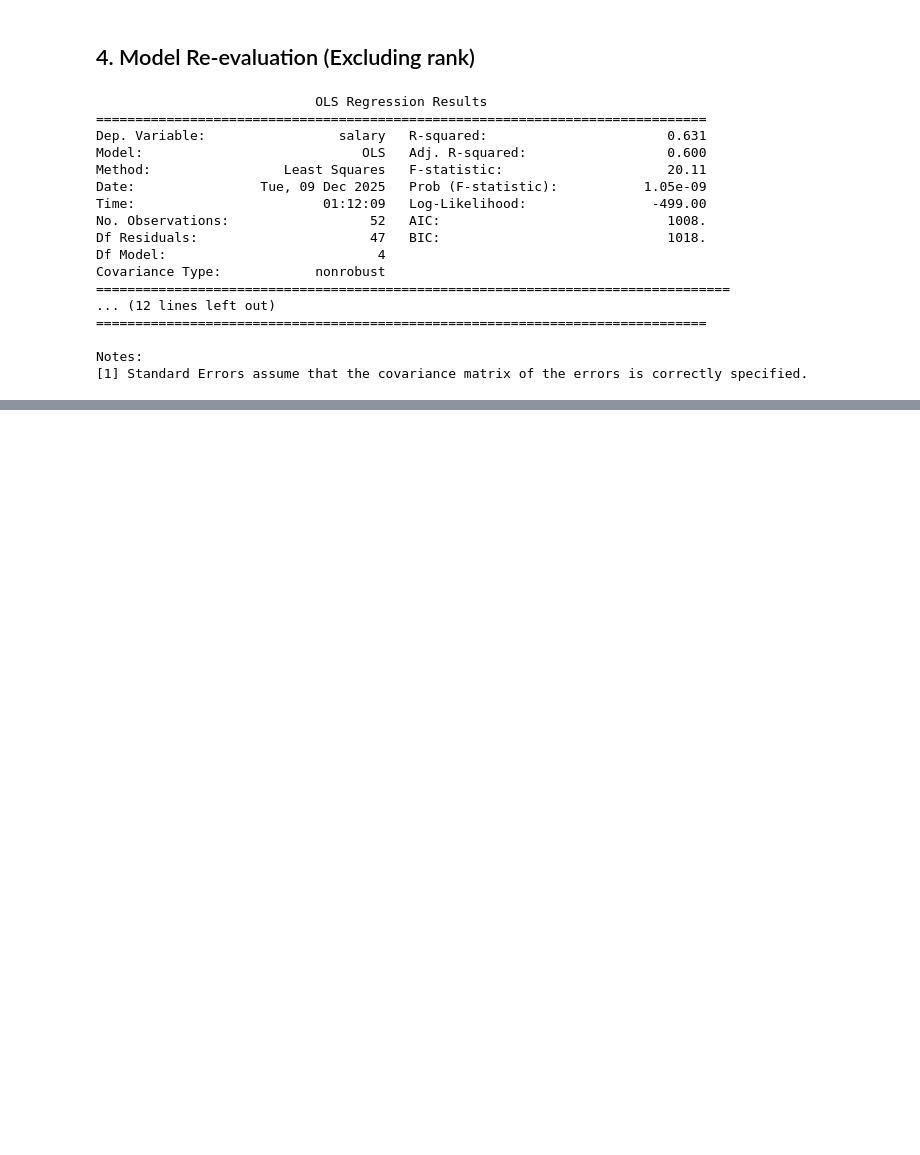
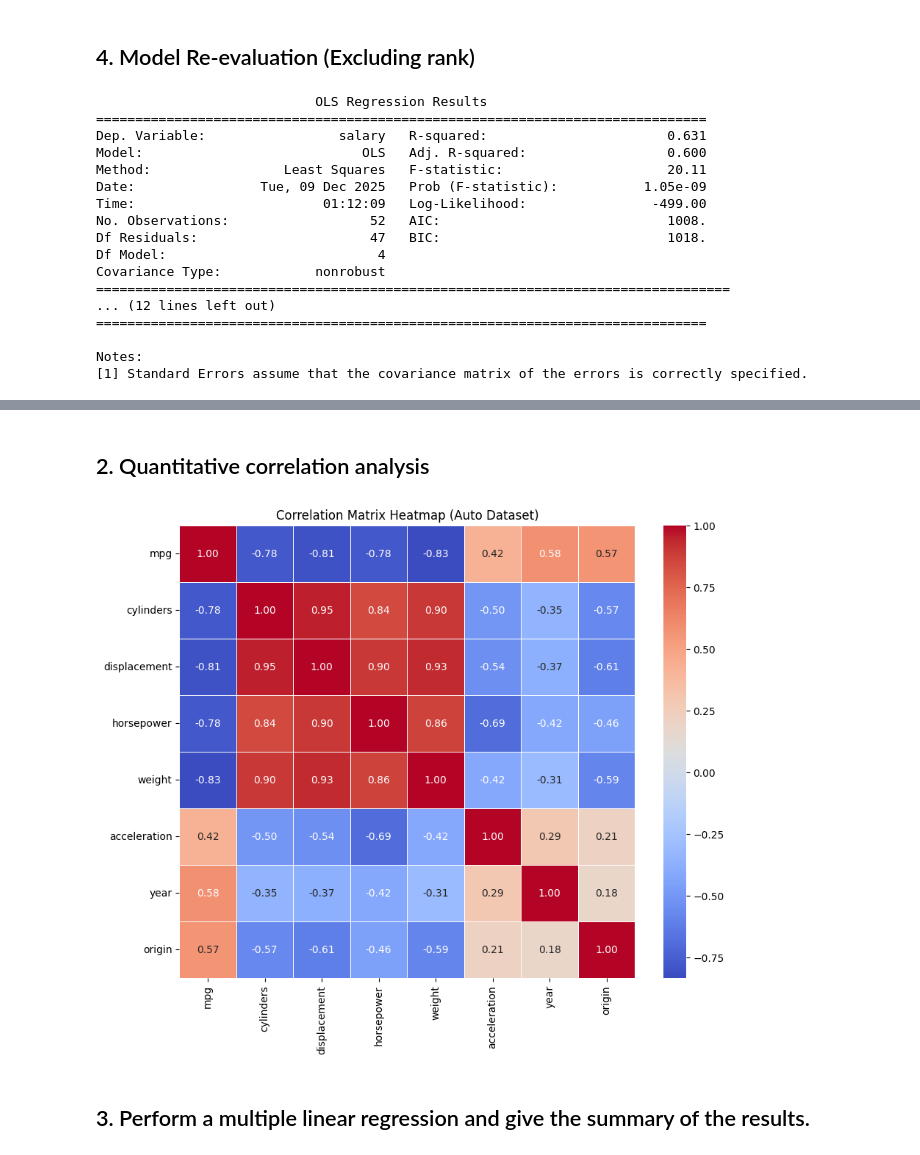
Before and after one commit to channreaksmey/statistical-modeling-tp, a Jupyter notebook: TP3/notebook.ipynb, the cells around one changed output, grey strips where cells are left out. Saved outputs shown, nothing was run; the diff lists cells and outputs as text; code cells hidden in the pictures; blank space fills up the shorter version.

```diff
--- a/TP3/notebook.ipynb
+++ b/TP3/notebook.ipynb
@@ -182,0 +299,17 @@ Notes:
+# %% [markdown]
+## 2. Quantitative correlation analysis
+# %%
+# Plot a heatmap of the correlation matrix
+numeric_cols = auto_df.select_dtypes(include=['number']).columns
+cor_matrix = auto_df[numeric_cols].corr()
+# print("Correlation matrix (excluding 'name'):")
+# print(cor_matrix)
+
+plt.figure(figsize=(10, 8))
+sns.heatmap(cor_matrix, annot=True, cmap='coolwarm', fmt=".2f", linewidths=0.5)
+plt.title("Correlation Matrix Heatmap (Auto Dataset)")
+plt.show()
+# %% [output]
+[figure, added]
+# %% [markdown]
+## 3. Perform a multiple linear regression and give the summary of the results.
```
Also changed, not shown: parts of 20 cells of this notebook, 1 other file.
